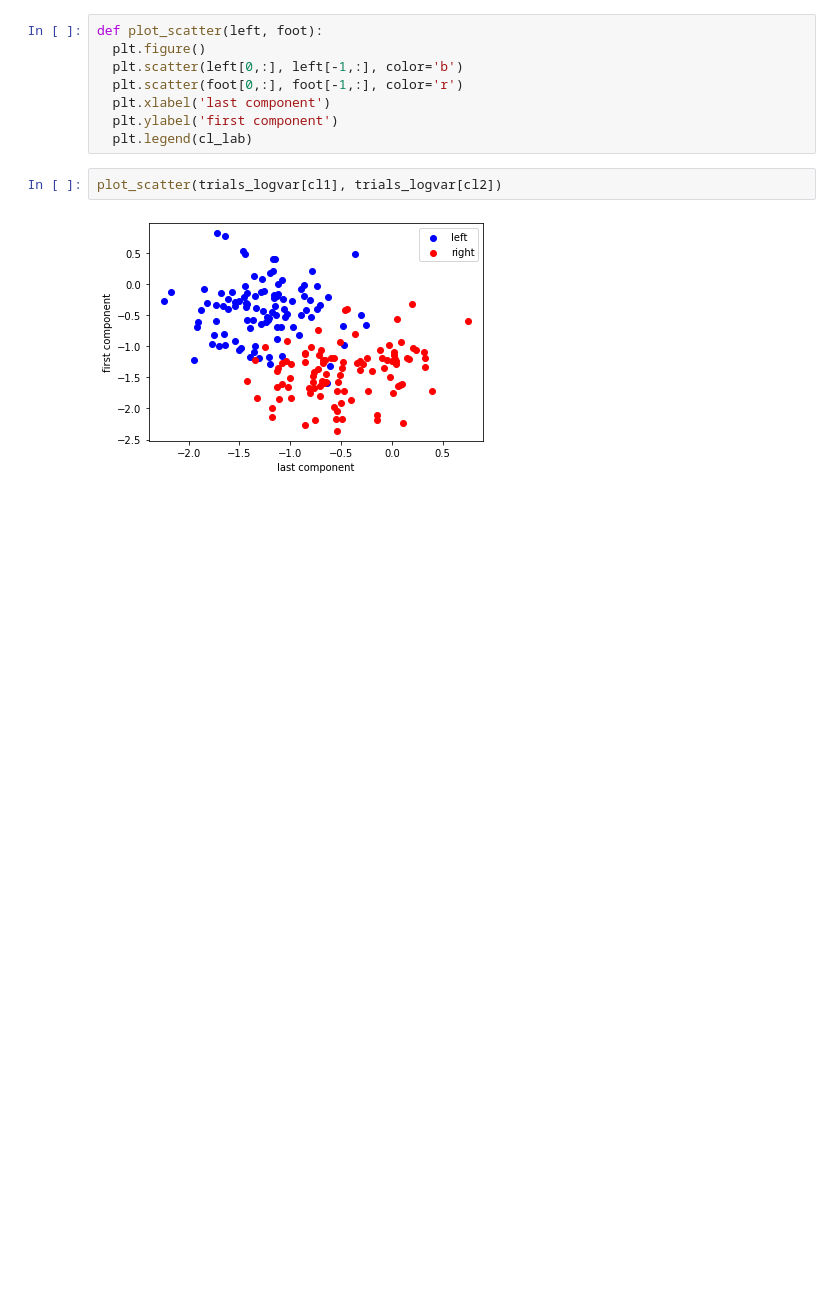
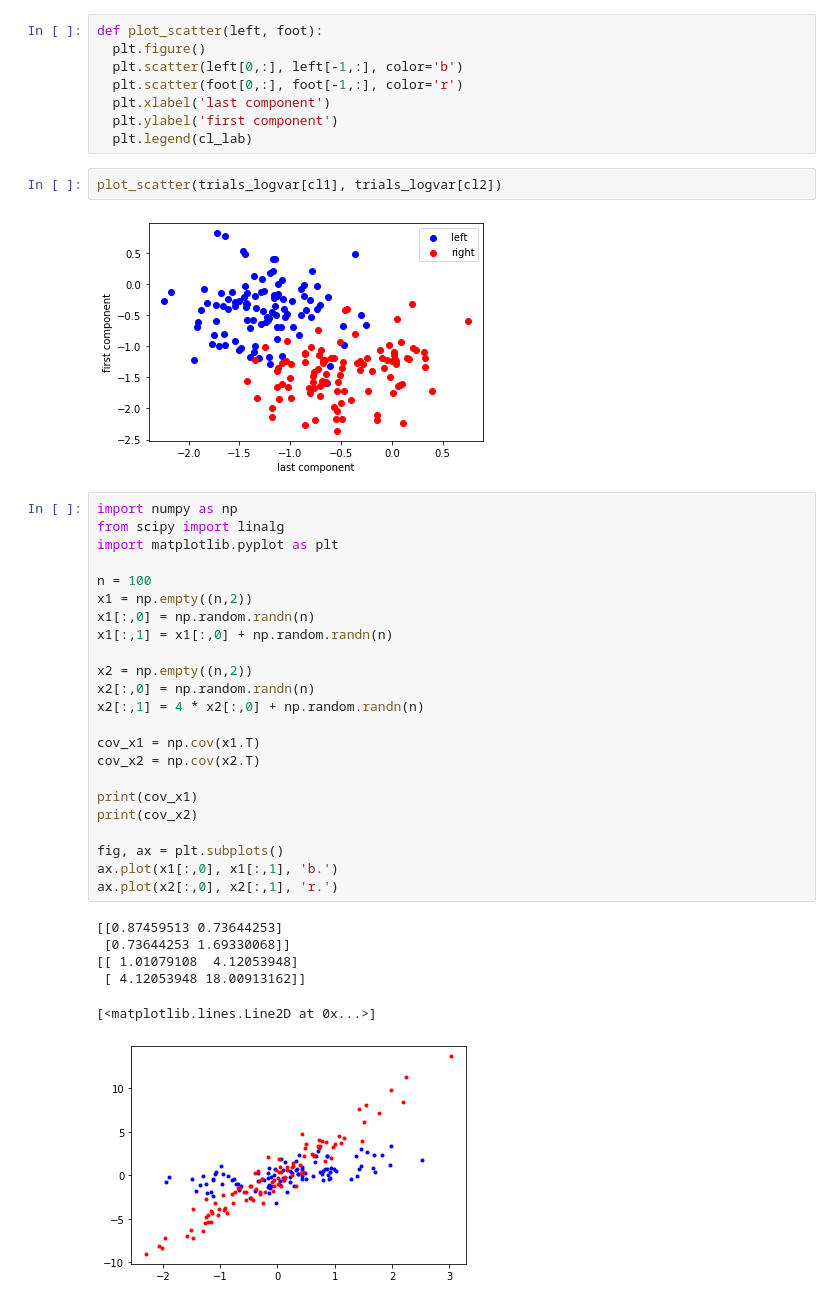
Before and after one commit to kwonjh0825/HCI_week13, a Jupyter notebook: week13.ipynb, the cells around one changed output. Saved outputs shown, nothing was run; the diff lists cells and outputs as text; blank space fills up the shorter version.

```diff
--- a/week13.ipynb
+++ b/week13.ipynb
@@ -225,3 +225,33 @@ def plot_scatter(left, foot):
 plot_scatter(trials_logvar[cl1], trials_logvar[cl2])
 # %% [output]
 [figure]
+# %%
+import numpy as np
+from scipy import linalg
+import matplotlib.pyplot as plt
+
+n = 100
+x1 = np.empty((n,2))
+x1[:,0] = np.random.randn(n)
+x1[:,1] = x1[:,0] + np.random.randn(n)
+
+x2 = np.empty((n,2))
+x2[:,0] = np.random.randn(n)
+x2[:,1] = 4 * x2[:,0] + np.random.randn(n)
+
+cov_x1 = np.cov(x1.T)
+cov_x2 = np.cov(x2.T)
+
+print(cov_x1)
+print(cov_x2)
+
+fig, ax = plt.subplots()
+ax.plot(x1[:,0], x1[:,1], 'b.')
+ax.plot(x2[:,0], x2[:,1], 'r.')
+# %% [output]
+[[0.87459513 0.73644253]
+ [0.73644253 1.69330068]]
+[[ 1.01079108  4.12053948]
+ [ 4.12053948 18.00913162]]
+[<matplotlib.lines.Line2D at 0x...>]
+[figure, added]
```
Also changed, not shown: parts of 5 cells of this notebook.
